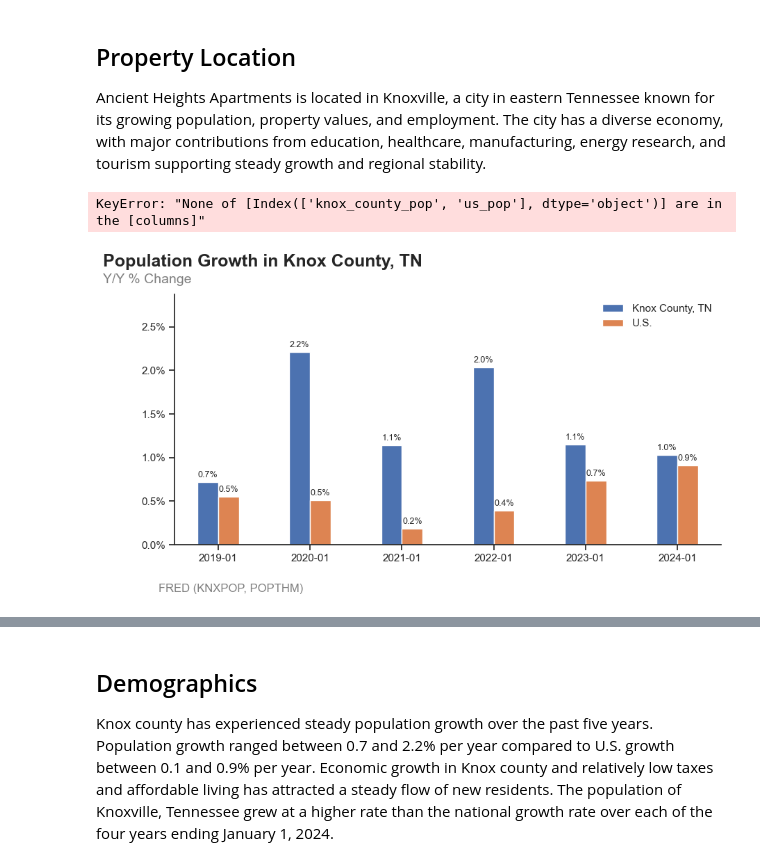
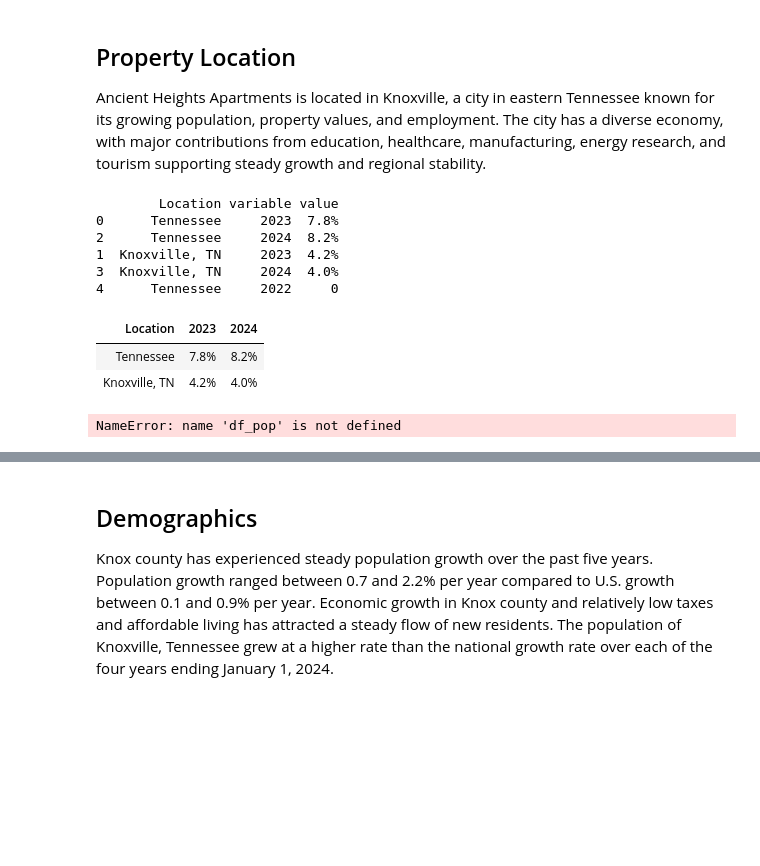
Before and after one commit to aaron-san/ancient-heights, a Jupyter notebook: index.ipynb, the cells around one changed output, grey strips where cells are left out. Saved outputs shown, nothing was run; the diff lists cells and outputs as text; code cells hidden in the pictures; blank space fills up the shorter version.

```diff
--- a/index.ipynb
+++ b/index.ipynb
@@ -279,23 +285,62 @@ logs.log_change(
 
 Ancient Heights Apartments is located in Knoxville, a city in eastern Tennessee known for its growing population, property values, and employment. The city has a diverse economy, with major contributions from education, healthcare, manufacturing, energy research, and tourism supporting steady growth and regional stability.
 # %%
-df_pop = df.loc["2018":, ["knox_county_pop", "us_pop"]].dropna()
-# print(df_pop)
-df_table = df_pop.rename(
-    columns={"knox_county_pop": "Knox County, TN", "us_pop": "U.S."}
+# df_pop = df.loc["2018":, ["knox_county_pop", "us_pop"]].dropna()
+# # print(df_pop)
+# df_table = df_pop.rename(
+#     columns={"knox_county_pop": "Knox County, TN", "us_pop": "U.S."}
+# )
+
+# pop_growth = df_table.melt(ignore_index=False)
+# pop_growth["pct_chg"] = pop_growth.groupby("variable")["value"].pct_change()
+# pop_growth.dropna(inplace=True)
+# pop_growth = pop_growth.loc[:, ["variable", "pct_chg"]]
+# # pop_growth.filter([p])
+# # print(pop_growth)
+# pop_growth = pop_growth.pivot(columns="variable", values="pct_chg")
+# pop_growth.index.name = None
+# pop_growth.columns.name = "Date"
+
+
+# ht = pd.read_html("https://www.doorloop.com/blog/rental-vacancy-statistics#rental-vacancy-rates-by-state")
+
+state = ht[1]
+tn = state[state["State"] == "Tennessee"].copy()
+# print(tn)
+
+city = ht[3]
+knox = city[city["Metropolitan Area"] == "Knoxville, TN"].copy()
+# print(knox)
+
+tn.rename(columns={"State": "Location"}, inplace=True)
+knox.rename(columns={"Metropolitan Area": "Location"}, inplace=True)
+# print(tn)
+# print(knox)
+vacancy = pd.concat([tn, knox], axis=0)
+vacancy = vacancy.loc[:, ~vacancy.columns.str.startswith("Change")]
+long = vacancy.melt(id_vars="Location")
+long.loc[len(long)] = ["Tennessee", "2022", "7.3%"]
+long.loc[len(long)] = ["Tennessee", "2021", "7.4%"]
+long.loc[len(long)] = ["Tennessee", "2020", "8.3%"]
+long.sort_values("Location", ascending=False, inplace=True)
+
+print(long)
+tables.pretty_table(
+    vacancy,
+    # min_widths=min_widths,
+    font_size="12px",
+    show_index=False,
 )
-
-pop_growth = df_table.melt(ignore_index=False)
-pop_growth["pct_chg"] = pop_growth.groupby("variable")["value"].pct_change()
-pop_growth.dropna(inplace=True)
-pop_growth = pop_growth.loc[:, ["variable", "pct_chg"]]
-# pop_growth.filter([p])
-# print(pop_growth)
-pop_growth = pop_growth.pivot(columns="variable", values="pct_chg")
-pop_growth.index.name = None
-pop_growth.columns.name = "Date"
 # %% [output]
-KeyError: "None of [Index(['knox_county_pop', 'us_pop'], dtype='object')] are in the [columns]"
+        Location variable value
+0      Tennessee     2023  7.8%
+2      Tennessee     2024  8.2%
+1  Knoxville, TN     2023  4.2%
+3  Knoxville, TN     2024  4.0%
+4      Tennessee     2022     0
+| Location | 2023 | 2024 |
+| Tennessee | 7.8% | 8.2% |
+| Knoxville, TN | 4.2% | 4.0% |
 # %%
 long = df_pop.melt(ignore_index=False)
 
@@ -311,6 +356,8 @@ wide.dropna(inplace=True)
 bar_plots.plot_bars(
     # plot_bar_pct(
     df=wide,
+    bar_width=0.8,
+    hide_yaxis=True,
     y=["knox_county_pop", "us_pop"],
     footnote="FRED (KNXPOP, POPTHM)",
     title="Population Growth in Knox County, TN",
@@ -321,7 +368,7 @@ bar_plots.plot_bars(
     show=True,
 )
 # %% [output]
-[figure, removed]
+NameError: name 'df_pop' is not defined
 # %%
 # GDP Plot
 
```
Also changed, not shown: parts of 3 cells of this notebook, 8 other files.
